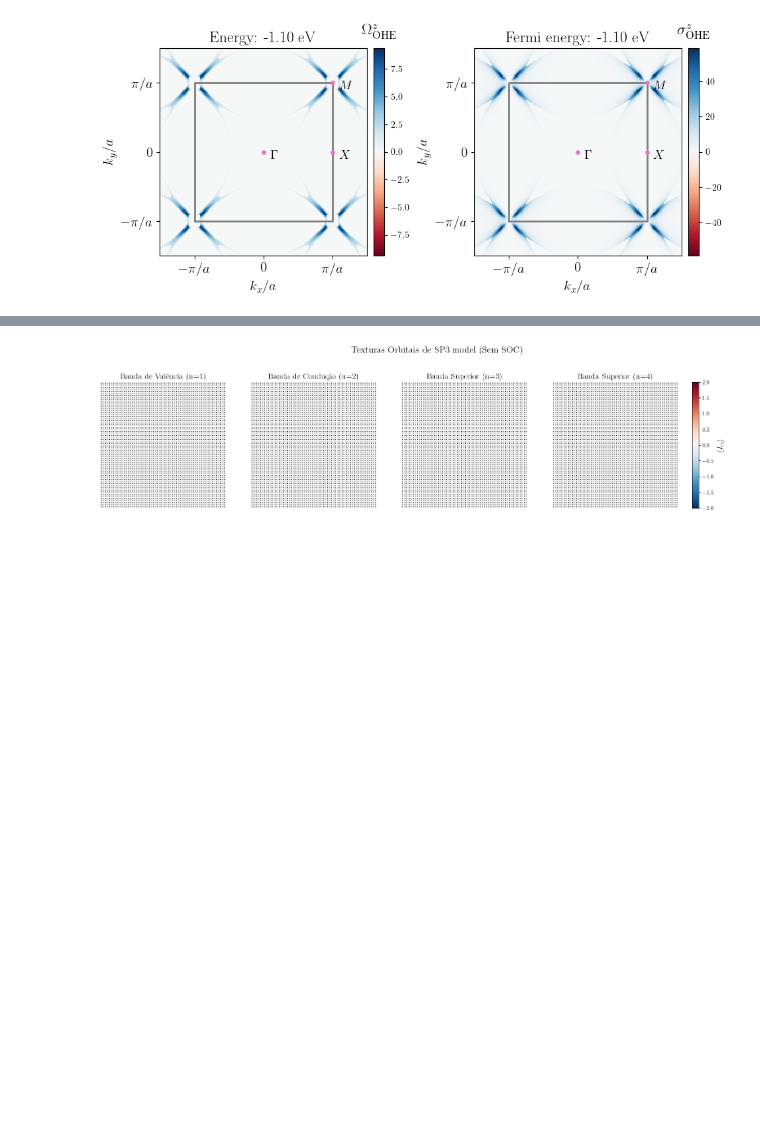
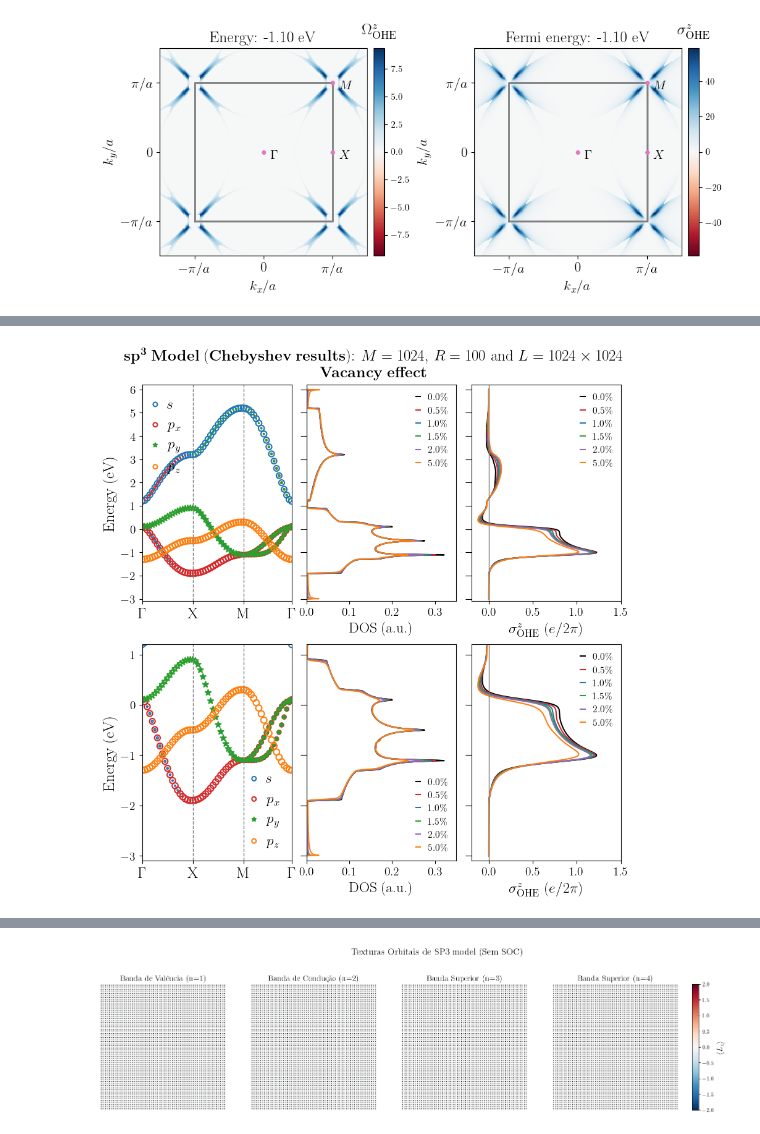
Before and after one commit to KJohnmar/INL-OBELIX-2026, a Jupyter notebook: sp3-model/square-lattice/sp3-model-SquareLattice.ipynb, the cells around one changed output, grey strips where cells are left out. Drawn from its saved outputs; the diff is of its cells as text; code cells hidden in the pictures; blank space fills up the shorter version.

```diff
--- a/sp3-model/square-lattice/sp3-model-SquareLattice.ipynb
+++ b/sp3-model/square-lattice/sp3-model-SquareLattice.ipynb
@@ -2448,0 +2473,61 @@ if __name__ == "__main__":
+# %%
+
+def main_BandStructure_1N_analytically():
+    # Adjust the figure size to fit both plots side-by-side
+    fig = plt.figure(figsize=(10, 10))
+
+    # Create the gridspec
+    gs_main = gridspec.GridSpec(2, 3, figure=fig, wspace=0.1)
+
+    # Create the subplots
+    ax1 = fig.add_subplot(gs_main[0, 0])
+    ax2 = fig.add_subplot(gs_main[0, 1])
+    ax3 = fig.add_subplot(gs_main[0, 2])
+    ax4 = fig.add_subplot(gs_main[1, 0])
+    ax5 = fig.add_subplot(gs_main[1, 1])
+    ax6 = fig.add_subplot(gs_main[1, 2])
+
+    # Custom high-symmetry points (No write "a"):
+    Gamma_pt = [0, 0]
+    X_pt = [np.pi, 0]
+    M_pt = [np.pi, np.pi]
+    HS_points = np.array([Gamma_pt, X_pt, M_pt, Gamma_pt])
+
+    name = "SP3-Go"
+
+    # URL base para evitar repetição de texto
+    base_url_dos = "https://github.com/KJohnmar/INL-OBELIX-2026/tree/main/sp3-model/square-lattice/data-dos/Vacancy_effect/"
+    base_url_ohe = "https://github.com/KJohnmar/INL-OBELIX-2026/tree/main/sp3-model/square-lattice/data-ohe/Vacancy_effect/"
+
+    k_ax, hs_ax, bands, band_s, band_x, band_y, band_z = calculate_SP3_with_projections(20, name, HS_points, soc=False)
+    plot_Projected_bands(ax1, k_ax, hs_ax, bands, band_s, band_x, band_y, band_z, -3.1, 6.2, 1)
+    plot_DOS_Chebyshev(ax2, base_url_dos, -3.1, 6.2, 1, "Vacancy", False)
+    plot_OHE_Chebyshev(ax3, base_url_ohe, -3.1, 6.2, 1, "Vacancy", False)
+
+    plot_Projected_bands(ax4, k_ax, hs_ax, bands, band_s, band_x, band_y, band_z, -3.1, 1.2, 1)
+    plot_DOS_Chebyshev(ax5, base_url_dos, -3.1, 1.2, 1, "Vacancy", False)
+    plot_OHE_Chebyshev(ax6, base_url_ohe, -3.1, 1.2, 1, "Vacancy", False)
+
+    title_text = (
+        r"$\mathbf{sp^3\ Model\ (Chebyshev\ results)}$: $M=1024$, $R=100$ and $L=1024\times 1024$" + "\n" +
+        r"$\mathbf{Vacancy\ effect}$"
+    )
+    fig.suptitle(title_text,
+             fontsize=18,
+             fontweight='bold',
+             y=0.94,        # Ajuste levemente o y para não sobrepor o plot
+             ha='center',   # Horizontal Alignment: center
+             va='top')      # Vertical Alignment: top
+
+    # Finalization
+    plt.tight_layout()
+    #plt.subplots_adjust(left=0.05, right=0.95, bottom=0.05, top=0.95,
+    #                      hspace=0.4, wspace=0.4)
+
+    plt.show()
+    plt.close()
+
+if __name__ == "__main__":
+    main_BandStructure_1N_analytically()
+# %% [output]
+[figure, added]
```
Also changed, not shown: parts of 5 cells of this notebook.
